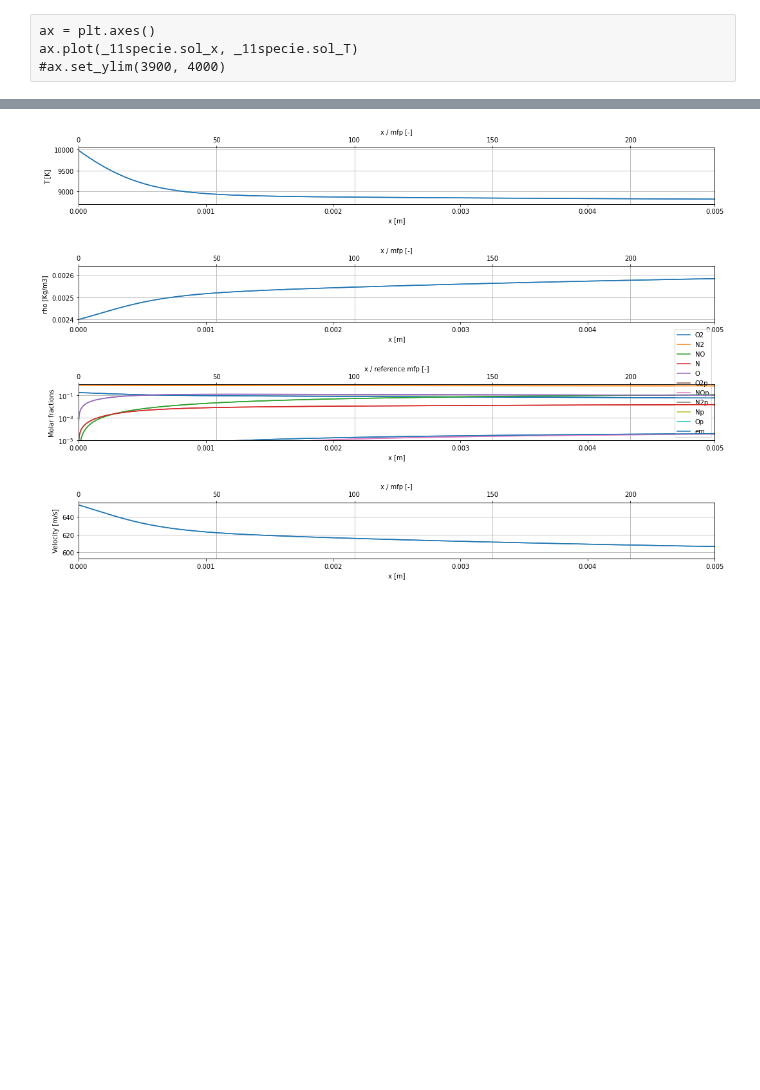
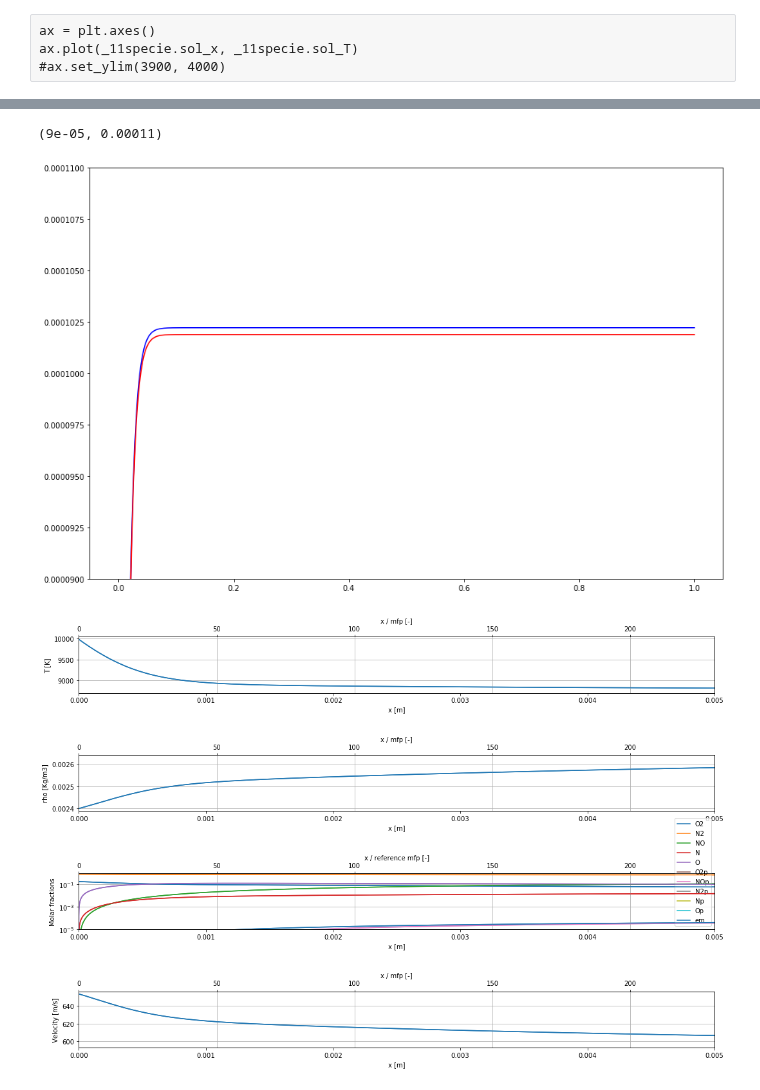
Before and after one commit to 20edo/Reactive_shock_air, a Jupyter notebook: Reactive_Air_shock.ipynb, the cells around one changed output, grey strips where cells are left out. Saved outputs shown, nothing was run; the diff lists cells and outputs as text; code cells hidden in the pictures; blank space fills up the shorter version.

```diff
--- a/Reactive_Air_shock.ipynb
+++ b/Reactive_Air_shock.ipynb
@@ -1854,3 +1882,11 @@ ax.plot(_11specie.sol_x, _11specie.sol_X[-5], 'r') # NOp
+# %%
+ax = plt.axes()
+ax.plot(_11specie.sol_x, _11specie.sol_X[-1], 'b') # em
+ax.plot(_11specie.sol_x, np.sum(_11specie.sol_X[-6:-2], axis = 0), 'r')
+ax.set_ylim(9e-5,1.1e-4)
+# %% [output]
+(9e-05, 0.00011)
+[figure, added]
 # %%
 xmax = 5e-3
 xmax_l = 3e7
```
Also changed, not shown: parts of 15 cells of this notebook, 1 other file.
